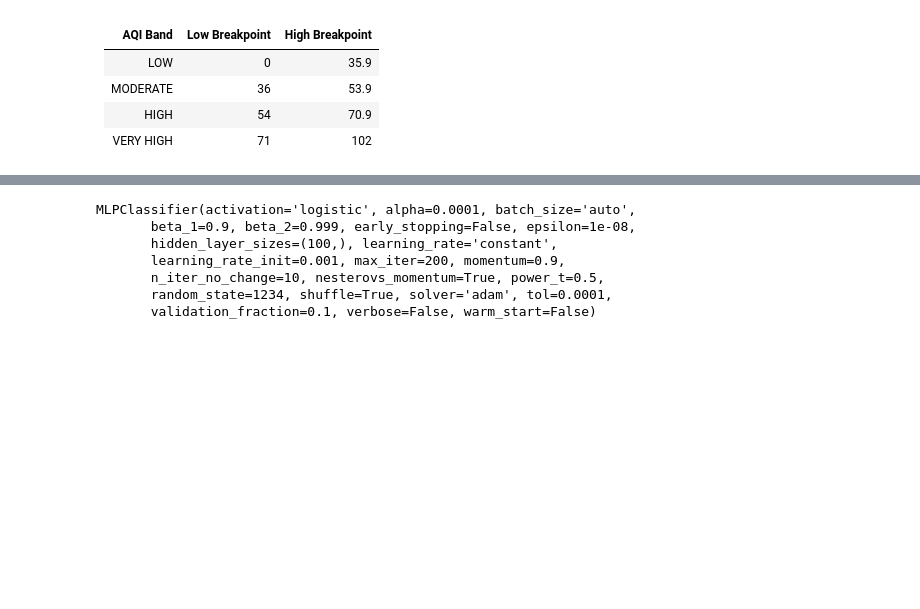
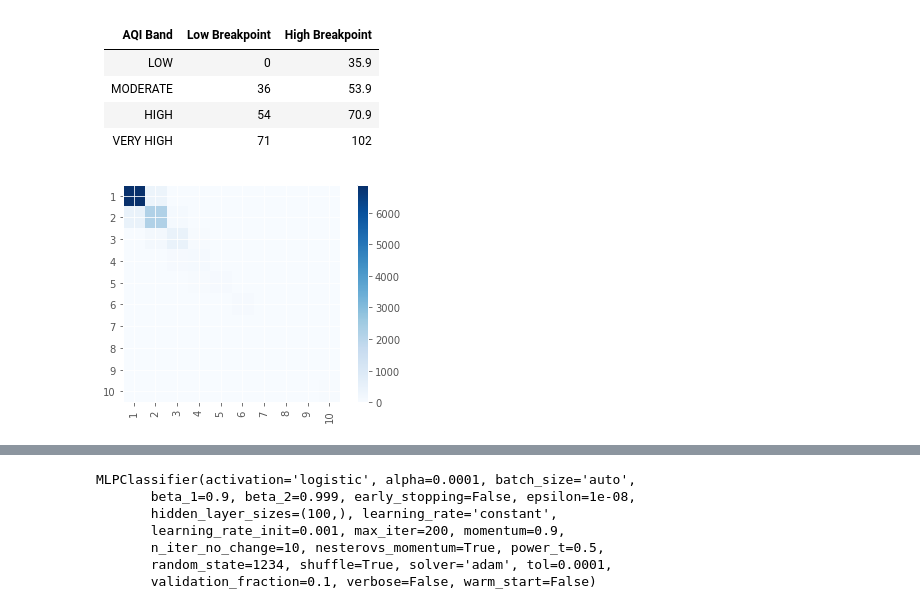
Before and after one commit to jmejco/data-analytics-cw, a Jupyter notebook: data/classification.ipynb, the cells around one changed output, grey strips where cells are left out. Cells and saved outputs as stored; diff of their text form; code cells hidden in the pictures; blank space fills up the shorter version.

```diff
--- a/data/classification.ipynb
+++ b/data/classification.ipynb
@@ -10,7 +11,7 @@ plt.rcParams["figure.figsize"] = [16,9]
 # %%
 #Reading input data
 
-data = pd.read_csv('pred/final-noshift.csv')
+data = pd.read_csv('pred/final.csv')
 regr_pred = pd.read_csv('pred/predicted-pm25.csv')
 # %% [markdown]
 | AQI Band | Low Breakpoint | High Breakpoint |
@@ -26,6 +27,19 @@ regr_pred['BAND'] = pd.cut(regr_pred['0'],[-1,11.9,23.9,35.9,41.9,47.9,53.9,58.9
 # %%
 gt = data['BAND'].astype('int64')
 pred = regr_pred['BAND'].astype('int64')
+# %%
+# Calculate confusion matrix for predicted PM25 - XGBoost regression
+confusion = confusion_matrix(gt,pred)
+columns = ['1','2','3','4','5','6','7','8','9','10']
+
+plt.imshow(confusion, cmap=plt.cm.Blues, interpolation='nearest')
+plt.xticks([0,1,2,3,4,5,6,7,8,9], columns, rotation='vertical')
+plt.yticks([0,1,2,3,4,5,6,7,8,9], columns)
+plt.colorbar()
+
+plt.show()
+# %% [output]
+[figure, added]
 # %%
 pred.shape
 # %% [output]
```
Also changed, not shown: parts of 11 cells of this notebook, 6 other files.
